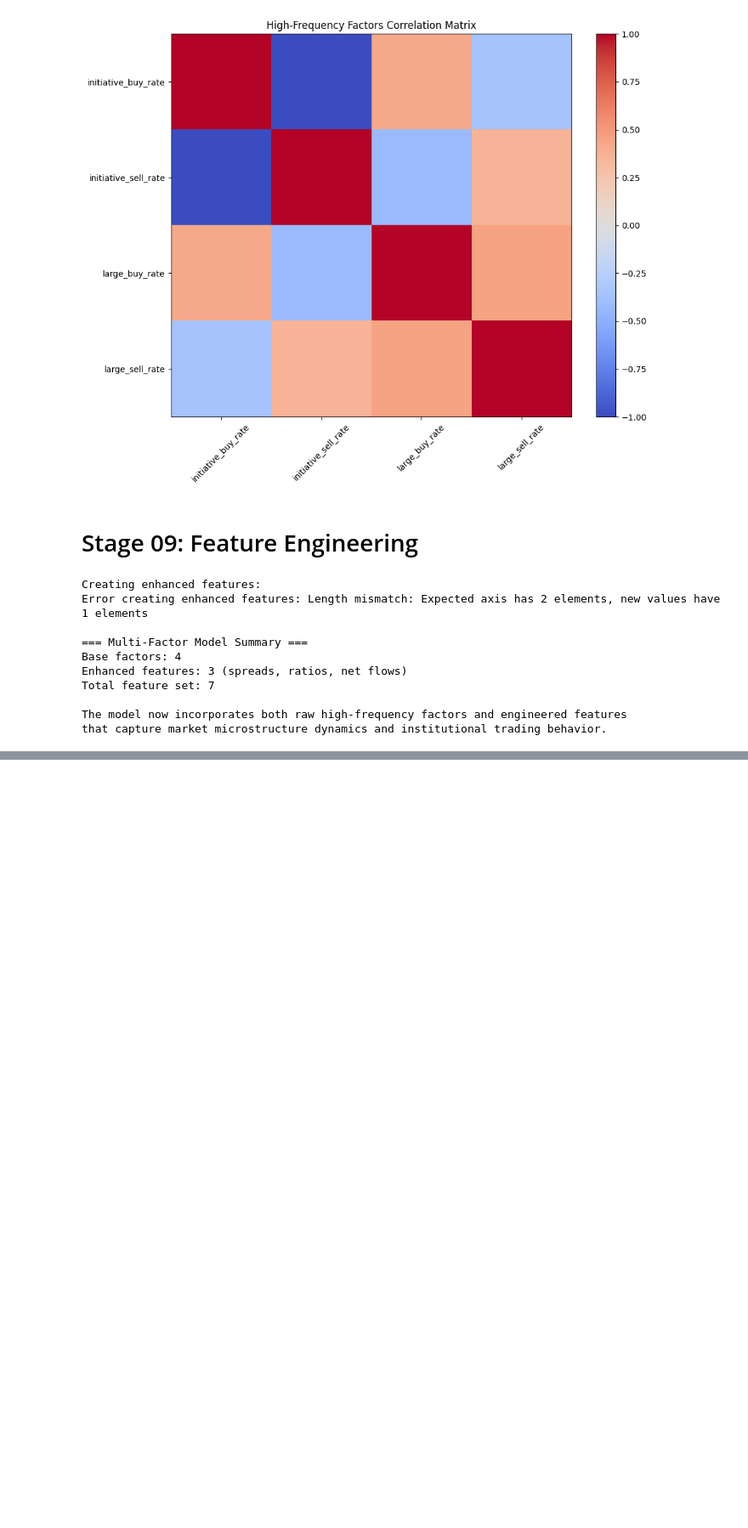
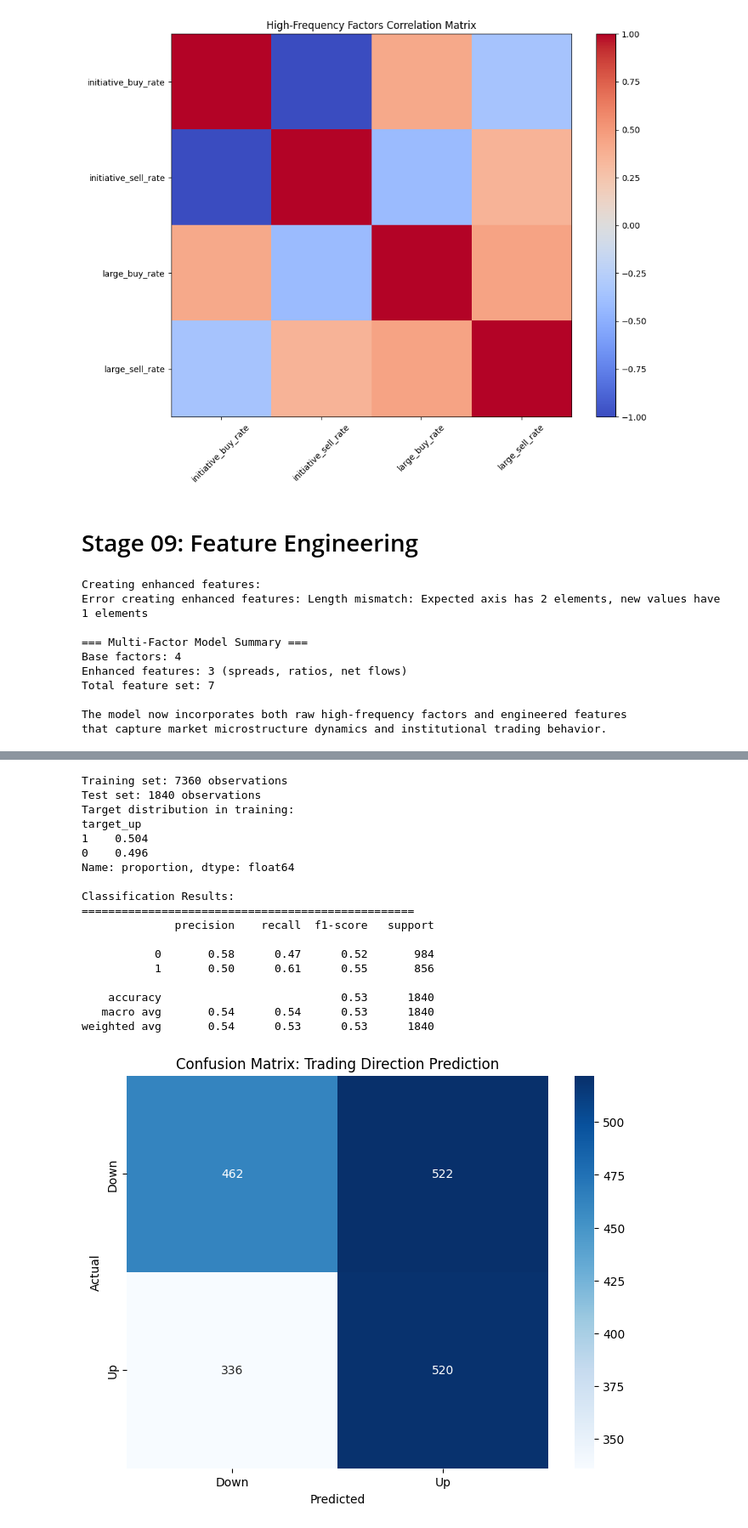
Before and after one commit to Jay-kl/bootcamp_Jay_Yang, a Jupyter notebook: project/Jay_project.ipynb, the cells around one changed output, grey strips where cells are left out. Shown at 85% size. Cells and saved outputs as stored; diff of their text form; code cells hidden in the pictures; blank space fills up the shorter version.

```diff
--- a/project/Jay_project.ipynb
+++ b/project/Jay_project.ipynb
@@ -961,0 +1248,77 @@ that capture market microstructure dynamics and institutional trading behavior.
+# %%
+import seaborn as sns
+
+# Time-aware split and Classification Model
+# Use time-series split to respect temporal order
+cut = int(len(df_features_clean) * 0.8)
+train_ts = df_features_clean.iloc[:cut]
+test_ts = df_features_clean.iloc[cut:]
+
+# Prepare features and targets
+X_tr_ts = train_ts[time_series_features]
+X_te_ts = test_ts[time_series_features]
+y_tr_clf = train_ts['target_up']
+y_te_clf = test_ts['target_up']
+
+print(f"Training set: {len(X_tr_ts)} observations")
+print(f"Test set: {len(X_te_ts)} observations")
+print(f"Target distribution in training:")
+print(y_tr_clf.value_counts(normalize=True).round(3))
+
+# Build classification pipeline
+clf_pipeline = Pipeline([
+    ('scaler', StandardScaler()),
+    ('logit', LogisticRegression(max_iter=1000, random_state=42))
+])
+
+# Fit the model
+clf_pipeline.fit(X_tr_ts, y_tr_clf)
+
+# Make predictions
+y_pred_clf = clf_pipeline.predict(X_te_ts)
+y_pred_proba = clf_pipeline.predict_proba(X_te_ts)[:, 1]
+
+# Evaluate classification performance
+print(f"\nClassification Results:")
+print("="*50)
+print(classification_report(y_te_clf, y_pred_clf))
+
+# Confusion matrix
+cm = confusion_matrix(y_te_clf, y_pred_clf)
+plt.figure(figsize=(8, 6))
+sns.heatmap(cm, annot=True, fmt='d', cmap='Blues',
+            xticklabels=['Down', 'Up'], yticklabels=['Down', 'Up'])
+plt.title('Confusion Matrix: Trading Direction Prediction')
+plt.xlabel('Predicted')
+plt.ylabel('Actual')
+plt.show()
+
+# Feature importance (logistic regression coefficients)
+feature_importance = pd.DataFrame({
+    'feature': time_series_features,
+    'coefficient': clf_pipeline.named_steps['logit'].coef_[0]
+}).sort_values('coefficient', key=abs, ascending=False)
+
+print(f"\nFeature Importance (Logistic Regression Coefficients):")
+for _, row in feature_importance.iterrows():
+    print(f"  {row['feature']}: {row['coefficient']:.4f}")
+# %% [output]
+Training set: 7360 observations
+Test set: 1840 observations
+Target distribution in training:
+target_up
+1    0.504
+0    0.496
+Name: proportion, dtype: float64
+
+Classification Results:
+==================================================
+              precision    recall  f1-score   support
+
+           0       0.58      0.47      0.52       984
+           1       0.50      0.61      0.55       856
+
+    accuracy                           0.53      1840
+   macro avg       0.54      0.54      0.53      1840
+weighted avg       0.54      0.53      0.53      1840
+[figure, added]
```
Also changed, not shown: parts of 21 cells of this notebook, 22 other files.
